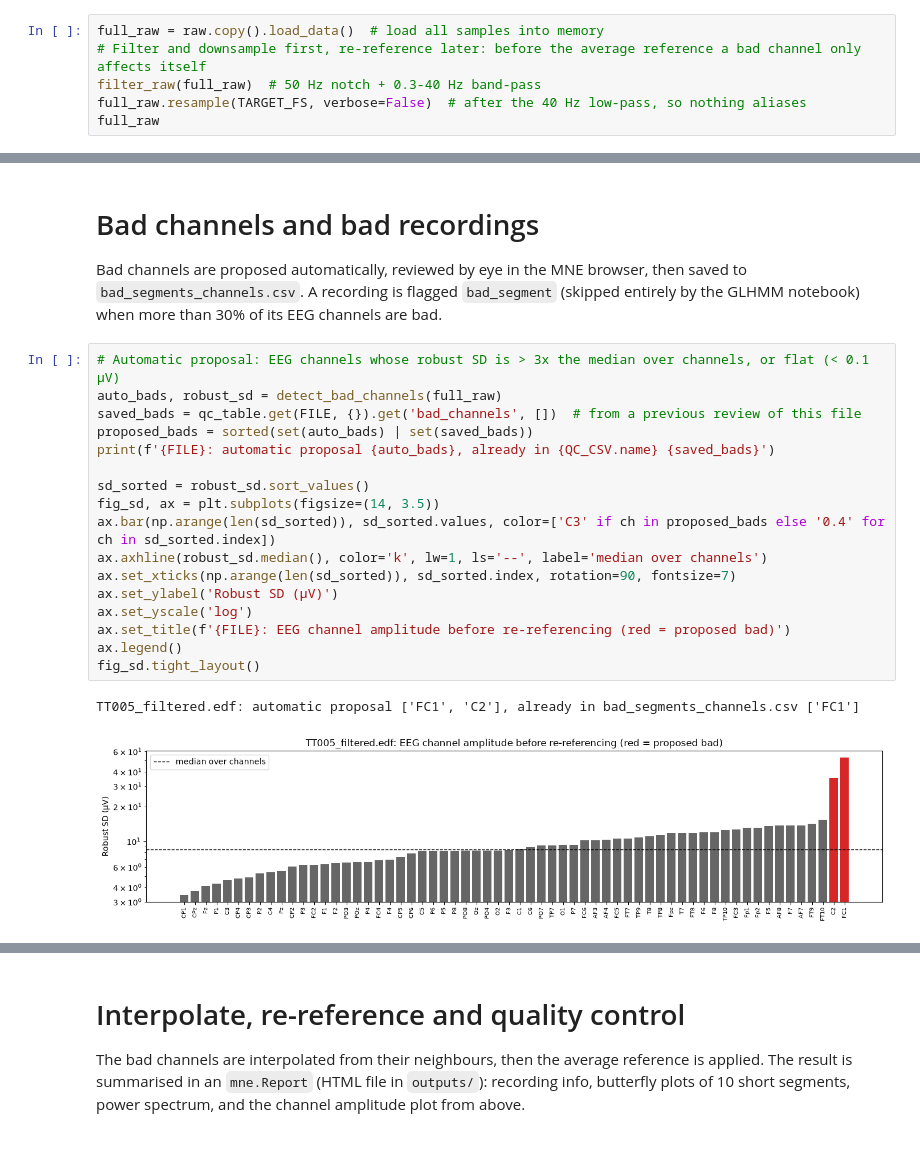
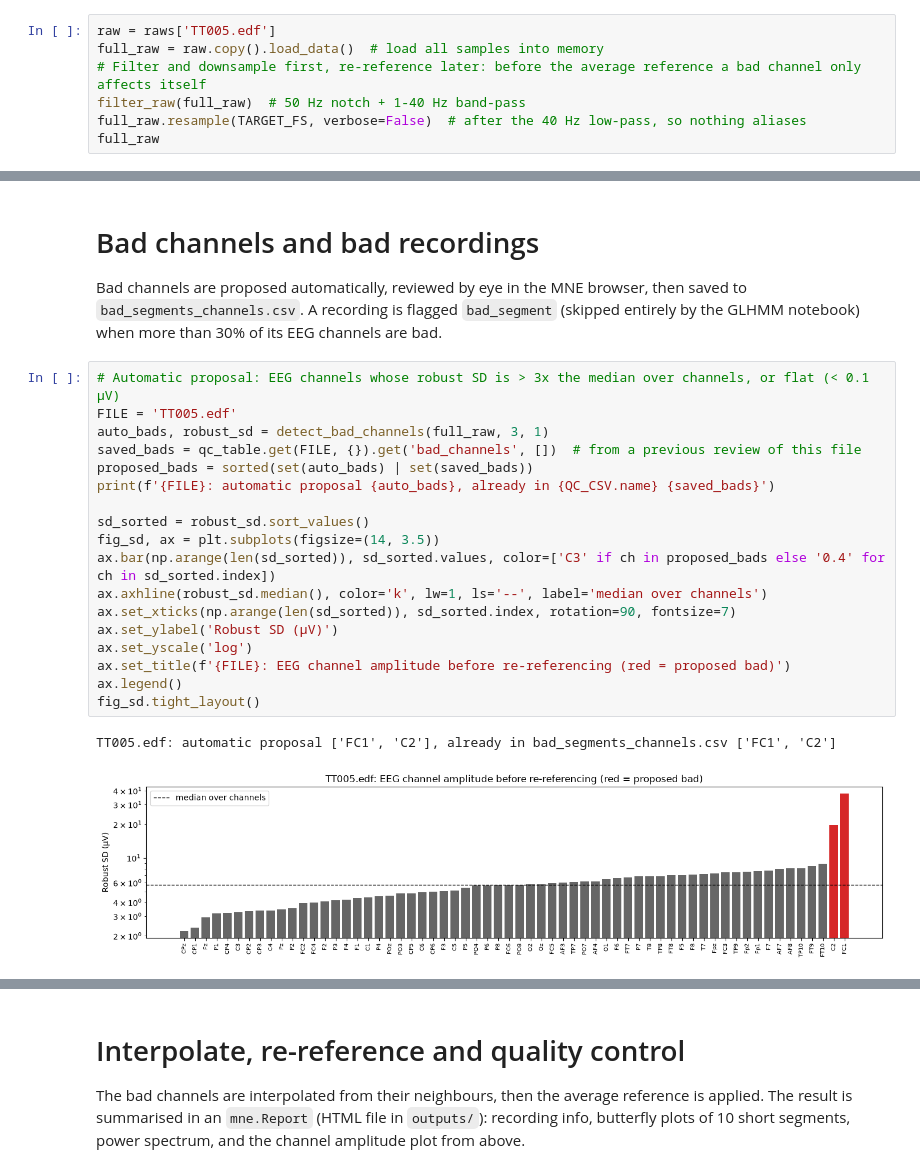
Before and after one commit to EvaFrossard/Penguin_Detection, a Jupyter notebook: GLHMM/preprocessing.ipynb, the cells around one changed output, grey strips where cells are left out. Drawn from its saved outputs; the diff is of its cells as text.

```diff
--- a/GLHMM/preprocessing.ipynb
+++ b/GLHMM/preprocessing.ipynb
@@ -88,7 +64,8 @@ raw
 # %%
+raw = raws['TT005.edf']
 full_raw = raw.copy().load_data()  # load all samples into memory
 # Filter and downsample first, re-reference later: before the average reference a bad channel only affects itself
-filter_raw(full_raw)  # 50 Hz notch + 0.3-40 Hz band-pass
+filter_raw(full_raw)  # 50 Hz notch + 1-40 Hz band-pass
 full_raw.resample(TARGET_FS, verbose=False)  # after the 40 Hz low-pass, so nothing aliases
 full_raw
 # %% [output]
@@ -114,24 +91,25 @@ Reading 0 ... 6215999  =      0.000 ... 12431.998 secs...
 Bad channels are proposed automatically, reviewed by eye in the MNE browser, then saved to `bad_segments_channels.csv`. A recording is flagged `bad_segment` (skipped entirely by the GLHMM notebook) when more than 30% of its EEG channels are bad.
 # %%
 # Automatic proposal: EEG channels whose robust SD is > 3x the median over channels, or flat (< 0.1 µV)
-auto_bads, robust_sd = detect_bad_channels(full_raw)
+FILE = 'TT005.edf'
+auto_bads, robust_sd = detect_bad_channels(full_raw, 3, 1)
 saved_bads = qc_table.get(FILE, {}).get('bad_channels', [])  # from a previous review of this file
 proposed_bads = sorted(set(auto_bads) | set(saved_bads))
 print(f'{FILE}: automatic proposal {auto_bads}, already in {QC_CSV.name} {saved_bads}')
 
 sd_sorted = robust_sd.sort_values()
 fig_sd, ax = plt.subplots(figsize=(14, 3.5))
 ax.bar(np.arange(len(sd_sorted)), sd_sorted.values, color=['C3' if ch in proposed_bads else '0.4' for ch in sd_sorted.index])
 ax.axhline(robust_sd.median(), color='k', lw=1, ls='--', label='median over channels')
 ax.set_xticks(np.arange(len(sd_sorted)), sd_sorted.index, rotation=90, fontsize=7)
 ax.set_ylabel('Robust SD (µV)')
 ax.set_yscale('log')
 ax.set_title(f'{FILE}: EEG channel amplitude before re-referencing (red = proposed bad)')
 ax.legend()
 fig_sd.tight_layout()
 # %% [output]
-TT005_filtered.edf: automatic proposal ['FC1', 'C2'], already in bad_segments_channels.csv ['FC1']
+TT005.edf: automatic proposal ['FC1', 'C2'], already in bad_segments_channels.csv ['FC1', 'C2']
-[figure, old version]
+[figure, new version]
 # %%
 # Review by eye: the proposed channels are pre-marked (grey). Click a channel trace or name to mark/unmark it, close the window when done.
 %matplotlib tk
```
Also changed, not shown: parts of 11 cells of this notebook, 2 other files.
